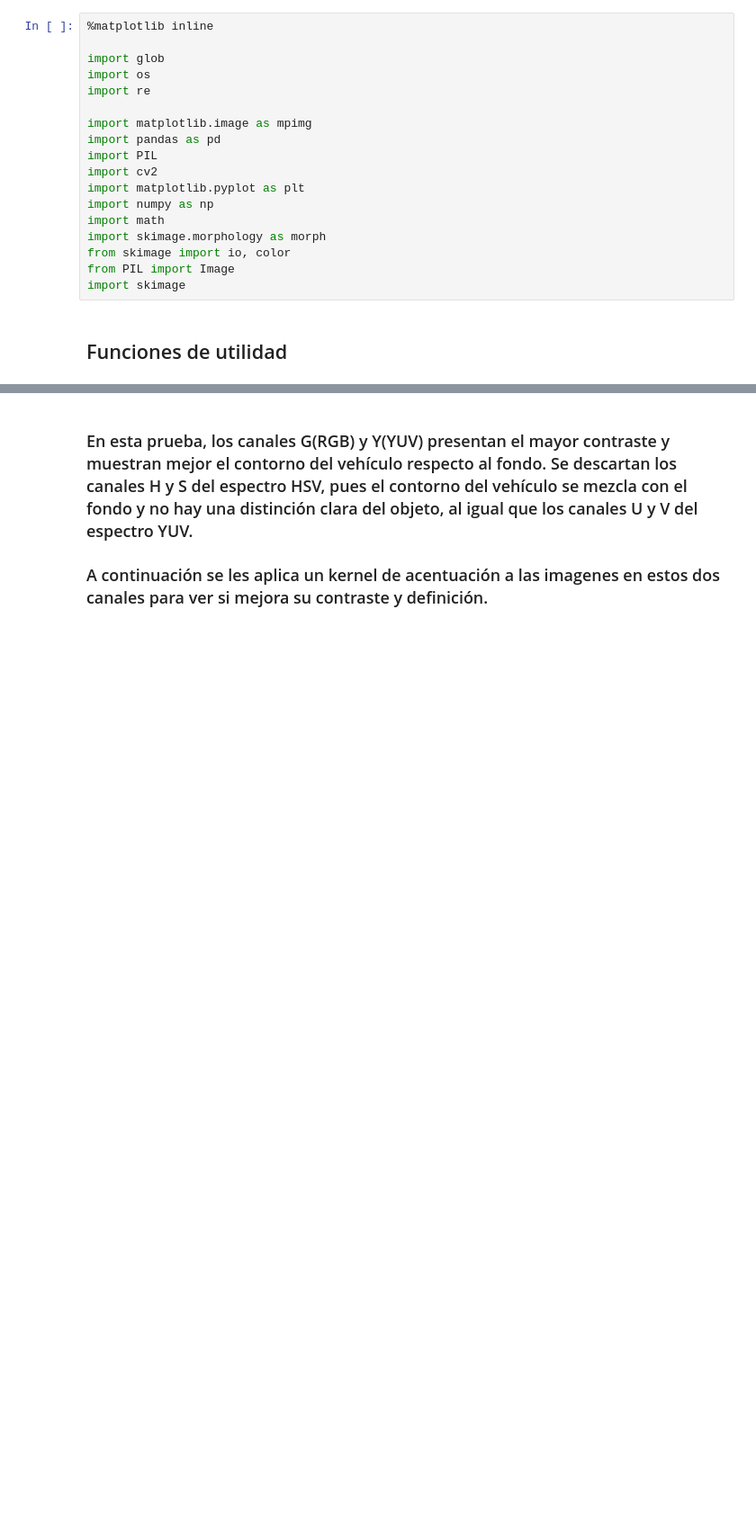
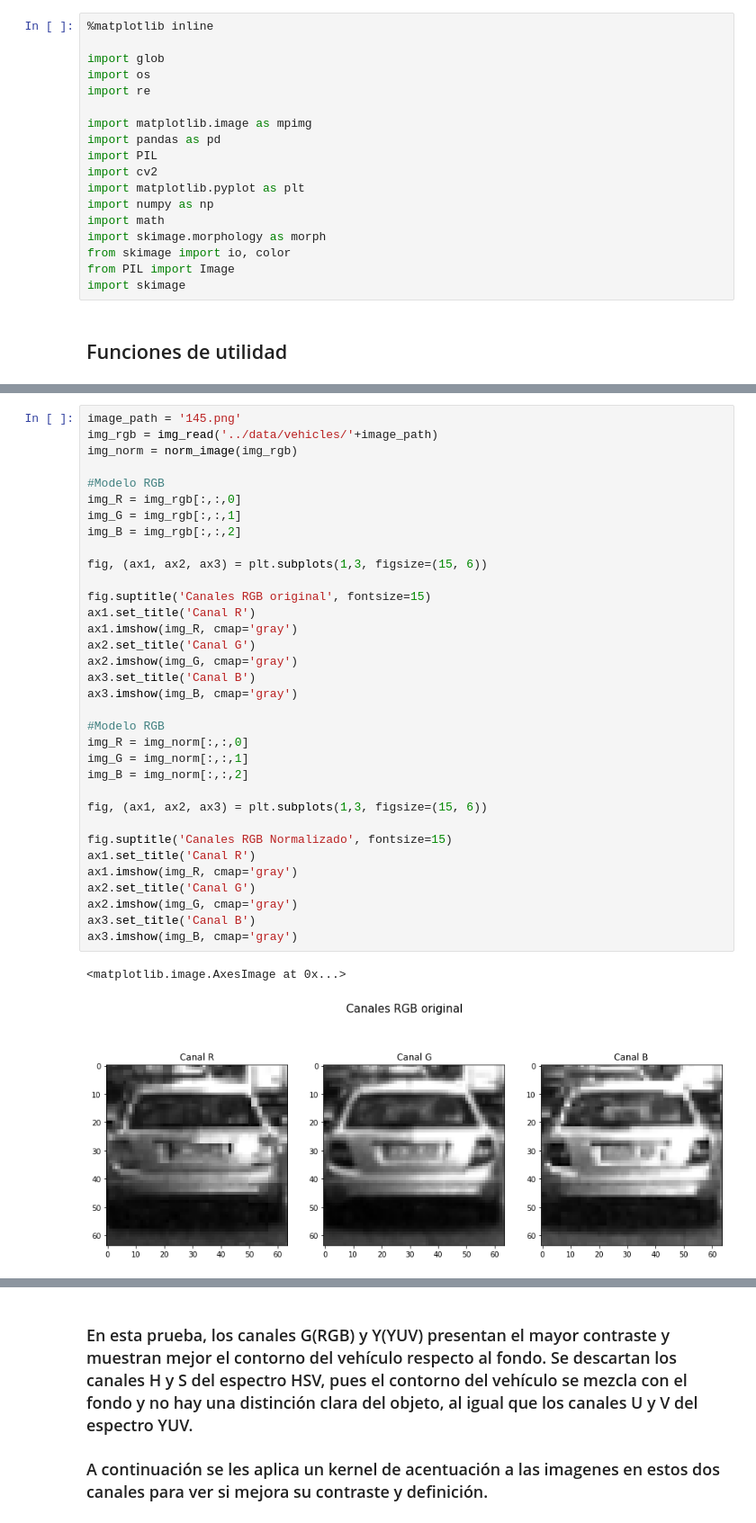
Before and after one commit to namadoa/Vision_por_Computador_2021_2, a Jupyter notebook: preprocessing/preprocessing.ipynb, the cells around one changed output, grey strips where cells are left out. Shown at 90% size. Drawn from its saved outputs; the diff is of its cells as text; blank space fills up the shorter version.

```diff
--- a/preprocessing/preprocessing.ipynb
+++ b/preprocessing/preprocessing.ipynb
@@ -43,0 +165,37 @@ def detect_edge(image, umbral_min, umbral_max, titulo = "Imagen original",canal
+# %%
+image_path = '145.png'
+img_rgb = img_read('../data/vehicles/'+image_path)
+img_norm = norm_image(img_rgb)
+
+#Modelo RGB
+img_R = img_rgb[:,:,0]
+img_G = img_rgb[:,:,1]
+img_B = img_rgb[:,:,2]
+
+fig, (ax1, ax2, ax3) = plt.subplots(1,3, figsize=(15, 6))
+
+fig.suptitle('Canales RGB original', fontsize=15)
+ax1.set_title('Canal R')
+ax1.imshow(img_R, cmap='gray')
+ax2.set_title('Canal G')
+ax2.imshow(img_G, cmap='gray')
+ax3.set_title('Canal B')
+ax3.imshow(img_B, cmap='gray')
+
+#Modelo RGB
+img_R = img_norm[:,:,0]
+img_G = img_norm[:,:,1]
+img_B = img_norm[:,:,2]
+
+fig, (ax1, ax2, ax3) = plt.subplots(1,3, figsize=(15, 6))
+
+fig.suptitle('Canales RGB Normalizado', fontsize=15)
+ax1.set_title('Canal R')
+ax1.imshow(img_R, cmap='gray')
+ax2.set_title('Canal G')
+ax2.imshow(img_G, cmap='gray')
+ax3.set_title('Canal B')
+ax3.imshow(img_B, cmap='gray')
+# %% [output]
+<matplotlib.image.AxesImage at 0x...>
+[figure, added]
```
Also changed, not shown: parts of 30 cells of this notebook.
